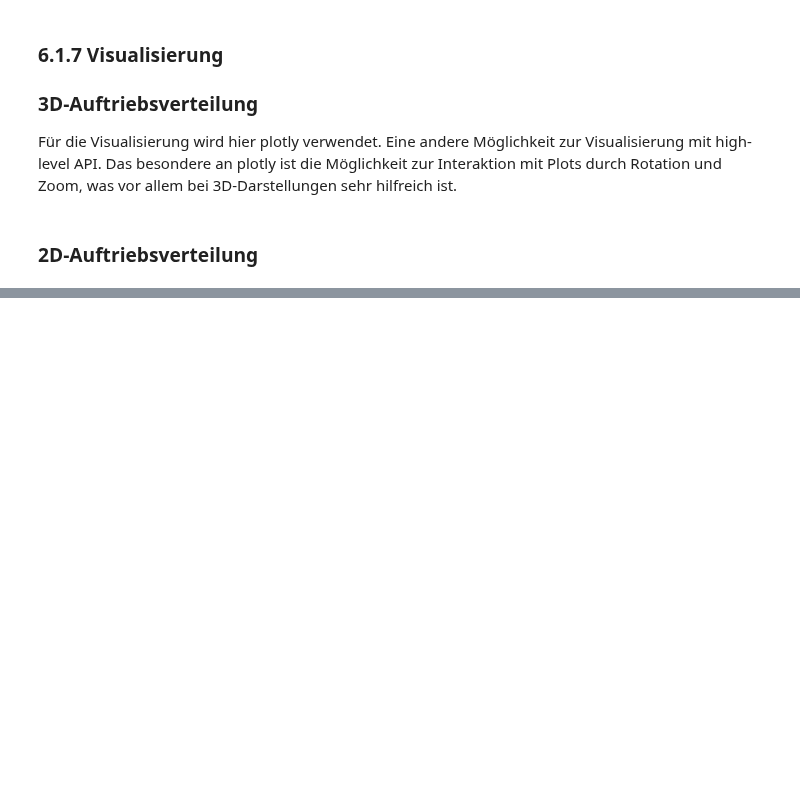
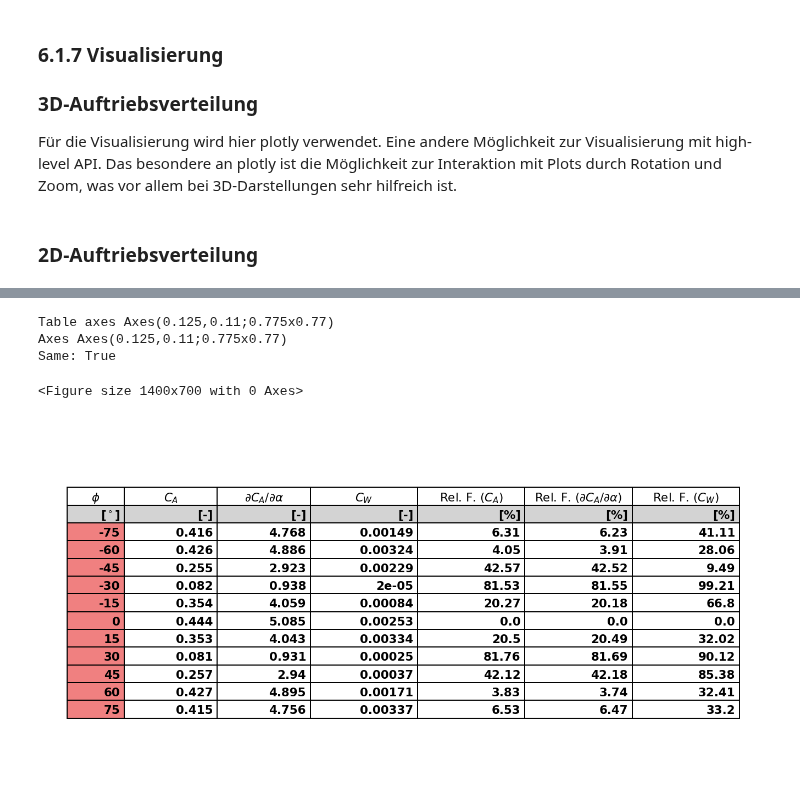
Before and after one commit to AntonSchreiber/aero-lecture, a Jupyter notebook: notebooks_solved/uebung6_VLM.ipynb, the cells around one changed output, grey strips where cells are left out. Saved outputs shown, nothing was run; the diff lists cells and outputs as text; code cells hidden in the pictures; blank space fills up the shorter version.

Commit message:
aufgabe 2

```diff
--- a/notebooks_solved/uebung6_VLM.ipynb
+++ b/notebooks_solved/uebung6_VLM.ipynb
@@ -609,0 +613,8 @@ plt.show()
+# %%
+# Gitterauflösung für die folgenden Aufgaben:
+N = 40
+M = 80
+
+# Paneldimensionen berechnen
+Delta_y = b / N
+Delta_x = c / M
@@ -609,0 +709,33 @@ plt.show()
+# %%
+# Ergebnisse plotten
+
+# Erstelle ein DataFrame
+df = pd.DataFrame(results_dict)
+
+# Erstelle die Tabelle
+fig = plt.figure(figsize=(12, 6))
+ax = fig.add_subplot(1,1,1)
+ax.axis('off')
+tab = table(ax, cellText=df.values, colLabels=df.columns, cellLoc='right', loc='center', colWidths= [0.08, 0.13, 0.13, 0.15, 0.15, 0.15, 0.15])
+tab.set_fontsize(20)
+
+
+# Zell-Eigenschaften anpassen
+for key, cell in tab.get_celld().items():
+    cell.set_height(0.05)
+
+for col in range(7):
+    for row in range(12):
+        if row > 0 and col==0:
+            tab[(row, col)].set_facecolor("lightcoral")
+        if row == 0:
+            tab[(row, col)].set_facecolor("lightgray")
+        tab[(row, col)].set_text_props(fontweight="heavy")
+
+plt.show()
+# %% [output]
+Table axes Axes(0.125,0.11;0.775x0.77)
+Axes Axes(0.125,0.11;0.775x0.77)
+Same: True
+<Figure size 1400x700 with 0 Axes>
+[figure, added]
```
Also changed, not shown: parts of 20 cells of this notebook.
